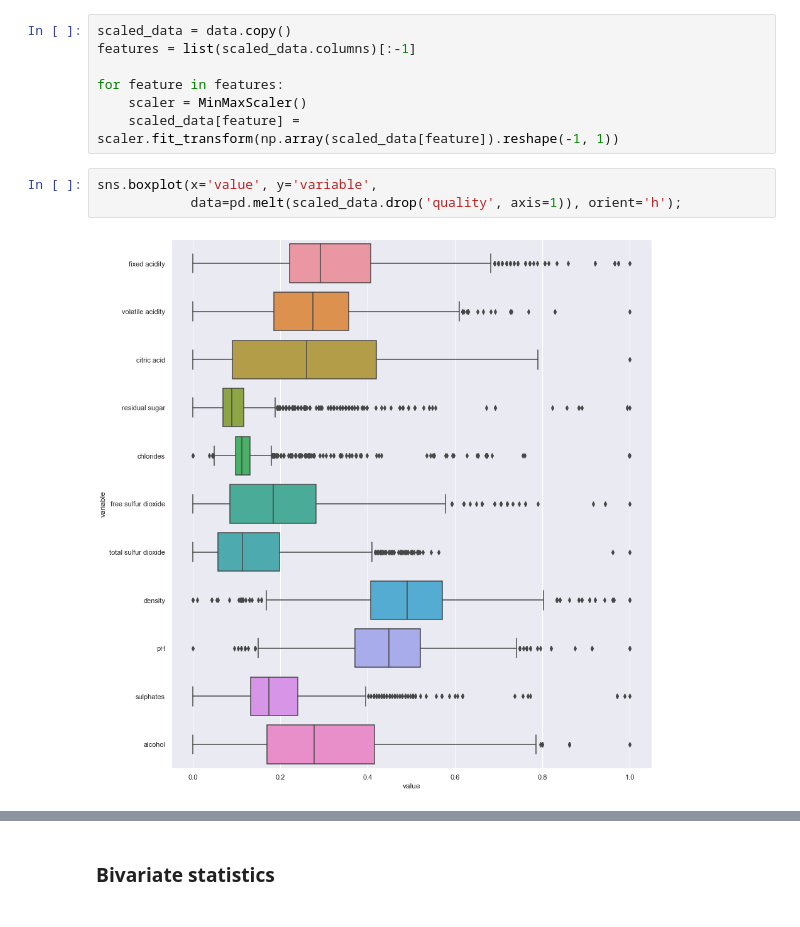
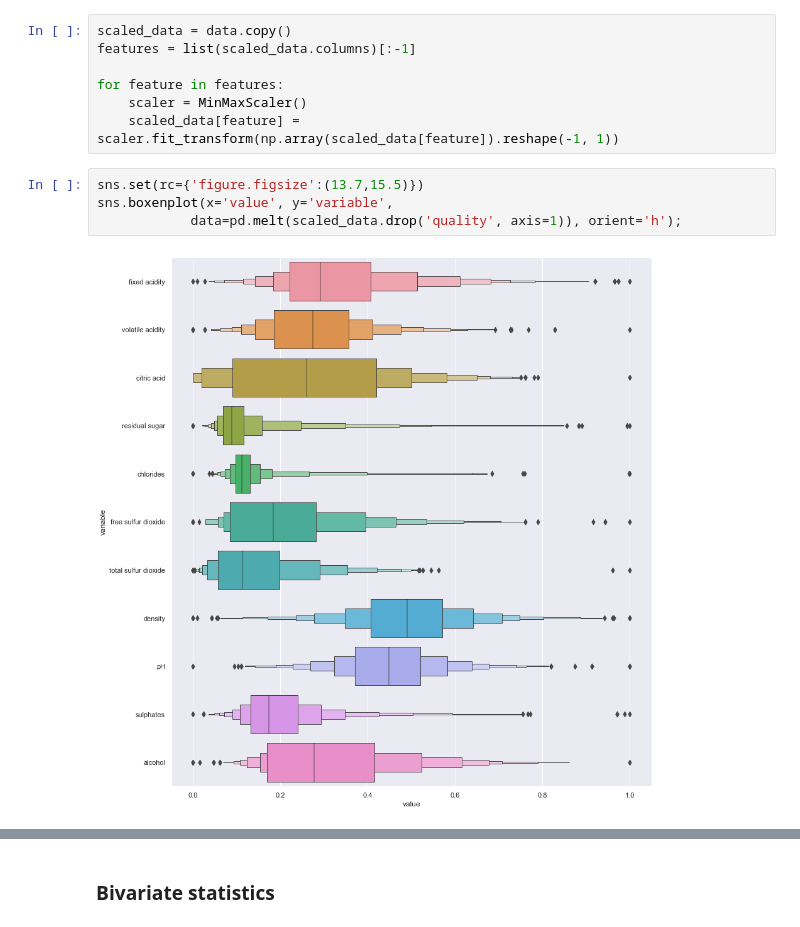
Before and after one commit to daniildiveev/wine-quality-analysis, a Jupyter notebook: wine-quality.ipynb, the cells around one changed output, grey strips where cells are left out. Saved outputs shown, nothing was run; the diff lists cells and outputs as text.

```diff
--- a/wine-quality.ipynb
+++ b/wine-quality.ipynb
@@ -105,7 +105,8 @@ for feature in features:
     scaler = MinMaxScaler()
     scaled_data[feature] = scaler.fit_transform(np.array(scaled_data[feature]).reshape(-1, 1))
 # %%
-sns.boxplot(x='value', y='variable',
+sns.set(rc={'figure.figsize':(13.7,15.5)})
+sns.boxenplot(x='value', y='variable',
             data=pd.melt(scaled_data.drop('quality', axis=1)), orient='h');
 # %% [output]
-[figure, old version]
+[figure, new version]
```
Also changed, not shown: parts of 30 cells of this notebook.
